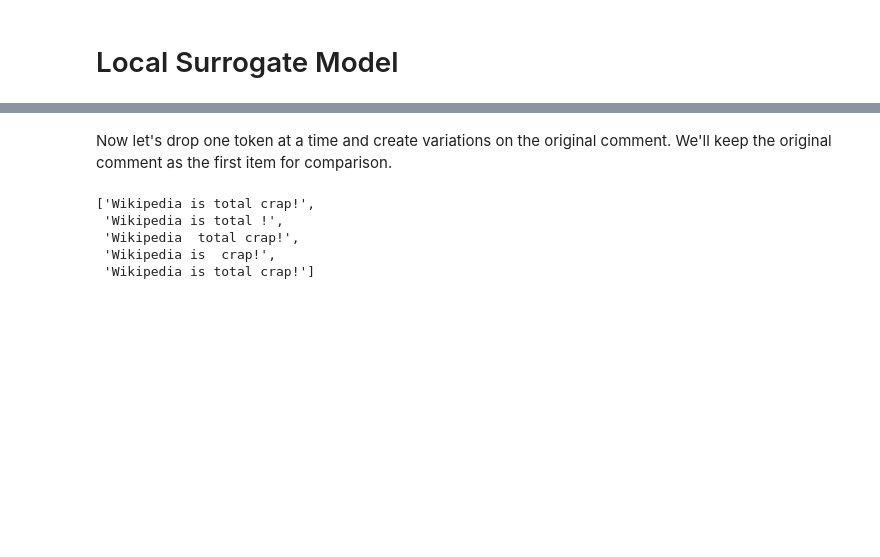
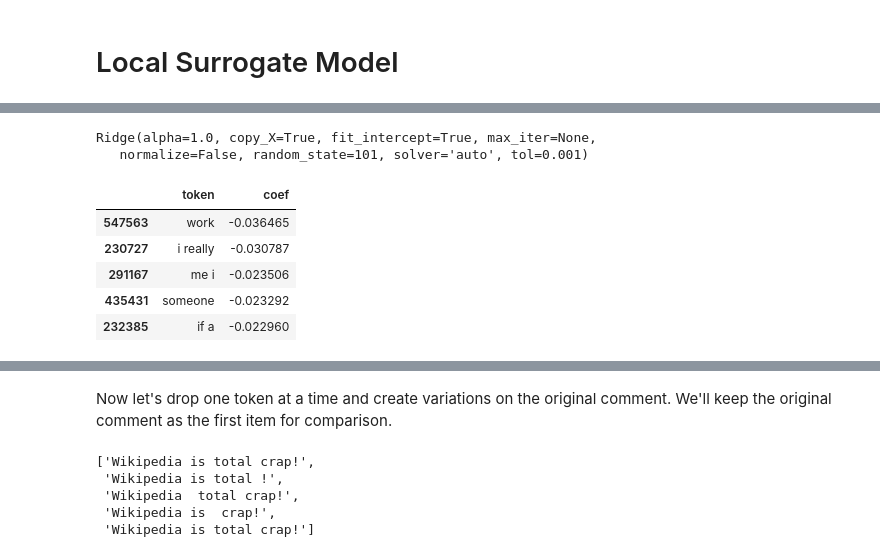
Before and after one commit to jkingphd/nlp_example, a Jupyter notebook: notebooks/3A-jkk-interpretation.ipynb, the cells around one changed output, grey strips where cells are left out. Saved outputs shown, nothing was run; the diff lists cells and outputs as text; code cells hidden in the pictures; blank space fills up the shorter version.

Commit message:
Finished up greedy counterfactual example code. Working on local surrogate.

```diff
--- a/notebooks/3A-jkk-interpretation.ipynb
+++ b/notebooks/3A-jkk-interpretation.ipynb
@@ -371,0 +341,5 @@ tokens
+# %%
+mask = np.random.choice([0,1], size=(100, idx_nonzero.shape[0]), p=[0.2,0.8])
+# %%
+X_var = np.repeat(X, repeats=100, axis=0)
+X_var[:, idx_nonzero] = mask*X_var[:, idx_nonzero]
@@ -371,0 +351,3 @@ tokens
+# %%
+y_prob_var = pipe.named_steps['clf'].predict_proba(X_var)[:,1]
+y_prob_var
@@ -371,0 +375,16 @@ tokens
+# %%
+clf = Ridge(random_state=seed)
+clf.fit(X_var, y_prob_var)
+# %% [output]
+Ridge(alpha=1.0, copy_X=True, fit_intercept=True, max_iter=None,
+   normalize=False, random_state=101, solver='auto', tol=0.001)
+# %%
+df_local = pd.DataFrame({'token':tokens, 'coef':clf.coef_.flatten()})
+df_local.sort_values('coef', ascending=True).head()
+# %% [output]
+|  | token | coef |
+| 547563 | work | -0.036465 |
+| 230727 | i really | -0.030787 |
+| 291167 | me i | -0.023506 |
+| 435431 | someone | -0.023292 |
+| 232385 | if a | -0.022960 |
```
Also changed, not shown: parts of 31 cells of this notebook.
